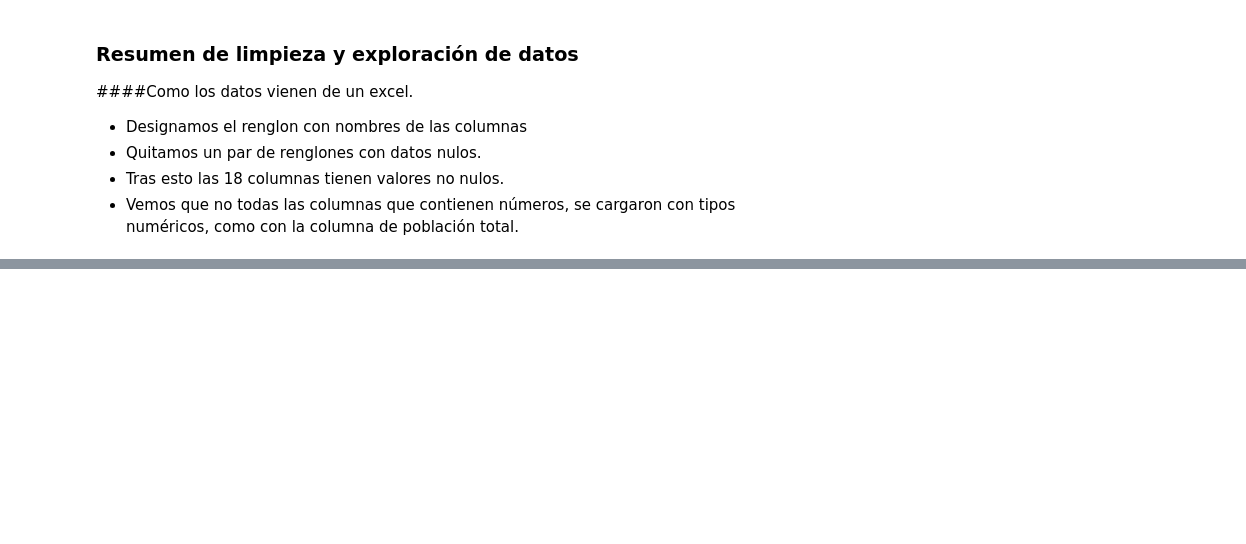
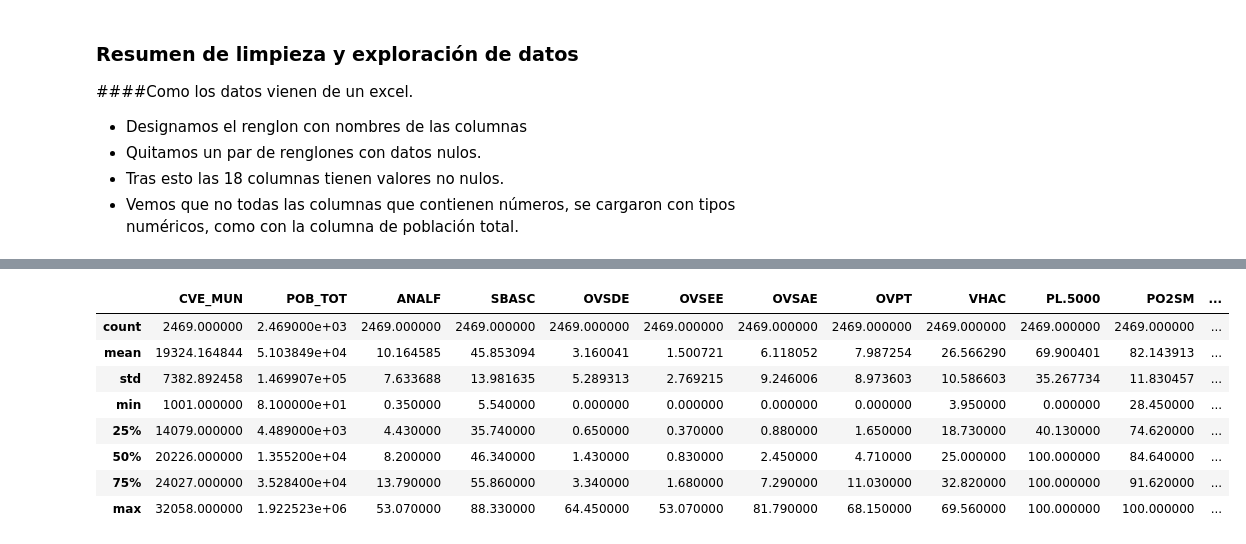
Before and after one commit to CuteLoop/MCD-Propedeutico, a Jupyter notebook: IndiceDeMarginalización.ipynb, the cells around one changed output, grey strips where cells are left out. Cells and saved outputs as stored; diff of their text form; code cells hidden in the pictures; blank space fills up the shorter version.

```diff
--- a/IndiceDeMarginalización.ipynb
+++ b/IndiceDeMarginalización.ipynb
@@ -143,0 +173,12 @@ Name: IMN_2020, Length: 2469, dtype: float64
+# %%
+df.describe()
+# %% [output]
+|  | CVE_MUN | POB_TOT | ANALF | SBASC | OVSDE | OVSEE | OVSAE | OVPT | VHAC | PL.5000 | PO2SM | ... |
+| count | 2469.000000 | 2.469000e+03 | 2469.000000 | 2469.000000 | 2469.000000 | 2469.000000 | 2469.000000 | 2469.000000 | 2469.000000 | 2469.000000 | 2469.000000 | ... |
+| mean | 19324.164844 | 5.103849e+04 | 10.164585 | 45.853094 | 3.160041 | 1.500721 | 6.118052 | 7.987254 | 26.566290 | 69.900401 | 82.143913 | ... |
+| std | 7382.892458 | 1.469907e+05 | 7.633688 | 13.981635 | 5.289313 | 2.769215 | 9.246006 | 8.973603 | 10.586603 | 35.267734 | 11.830457 | ... |
+| min | 1001.000000 | 8.100000e+01 | 0.350000 | 5.540000 | 0.000000 | 0.000000 | 0.000000 | 0.000000 | 3.950000 | 0.000000 | 28.450000 | ... |
+| 25% | 14079.000000 | 4.489000e+03 | 4.430000 | 35.740000 | 0.650000 | 0.370000 | 0.880000 | 1.650000 | 18.730000 | 40.130000 | 74.620000 | ... |
+| 50% | 20226.000000 | 1.355200e+04 | 8.200000 | 46.340000 | 1.430000 | 0.830000 | 2.450000 | 4.710000 | 25.000000 | 100.000000 | 84.640000 | ... |
+| 75% | 24027.000000 | 3.528400e+04 | 13.790000 | 55.860000 | 3.340000 | 1.680000 | 7.290000 | 11.030000 | 32.820000 | 100.000000 | 91.620000 | ... |
+| max | 32058.000000 | 1.922523e+06 | 53.070000 | 88.330000 | 64.450000 | 53.070000 | 81.790000 | 68.150000 | 69.560000 | 100.000000 | 100.000000 | ... |
```
Also changed, not shown: parts of 17 cells of this notebook.
